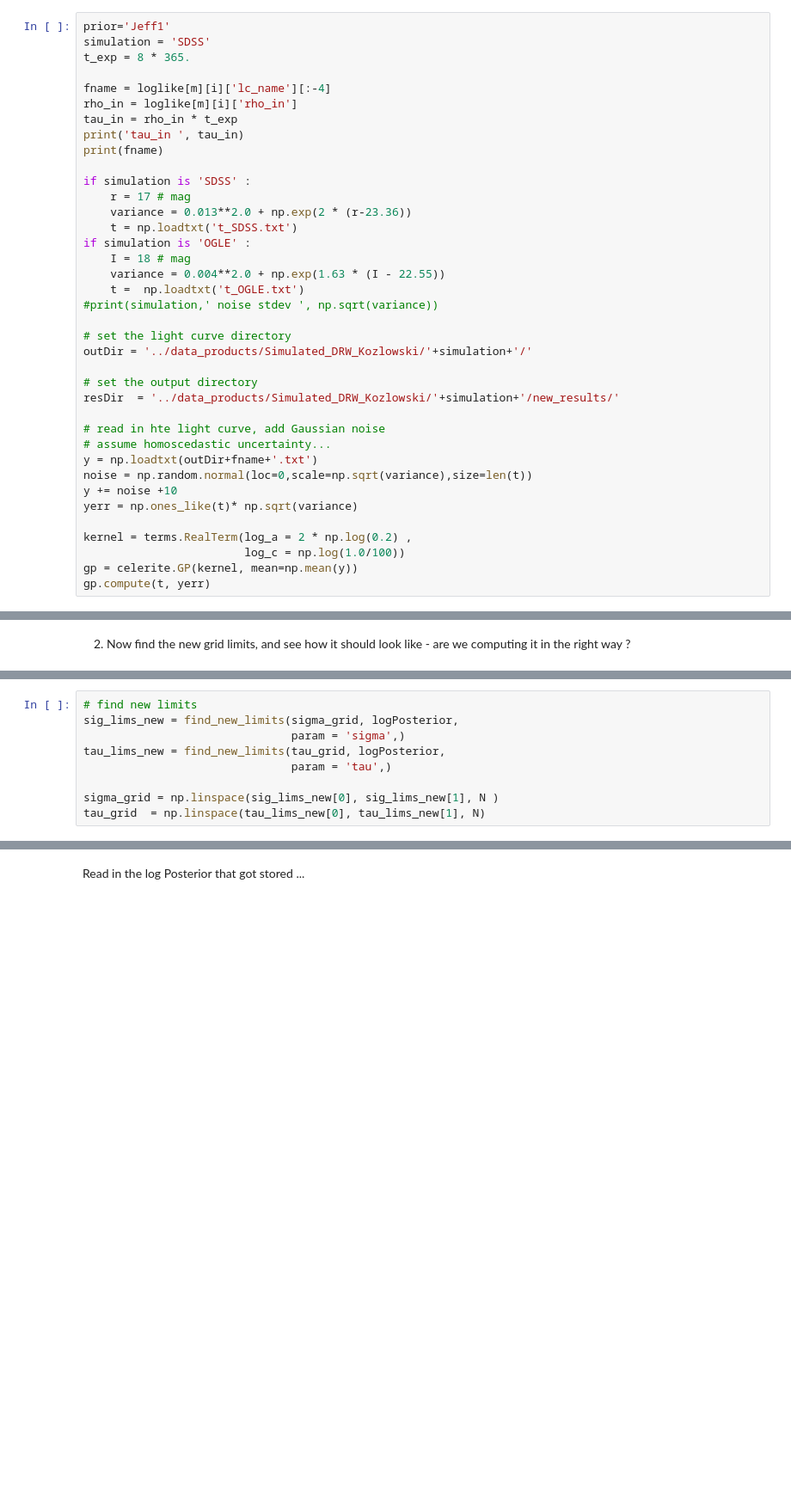
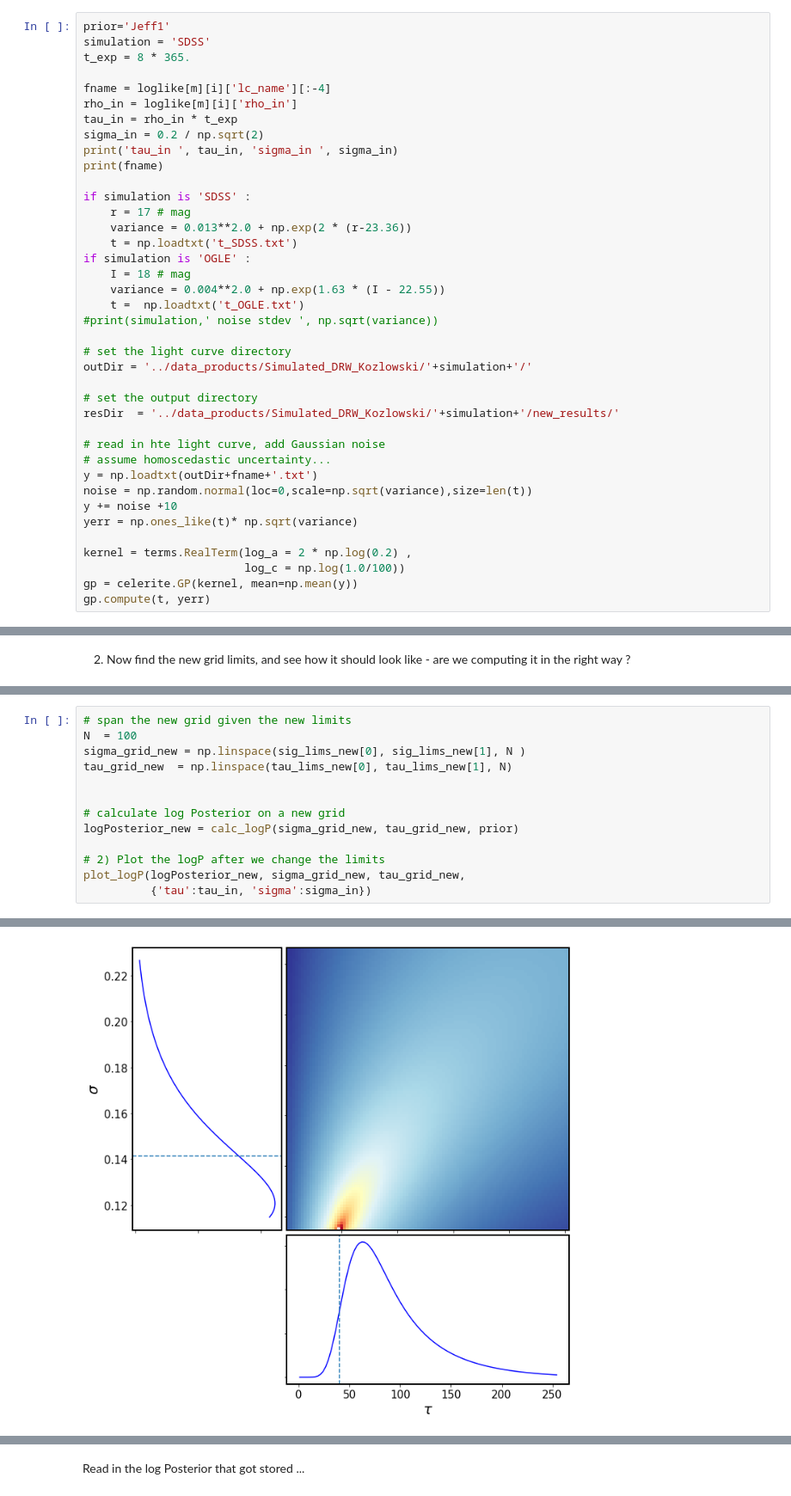
Before and after one commit to suberlak/PS1_SDSS_CRTS, a Jupyter notebook: code/N0_Kozlowski_Fig2_plot.ipynb, the cells around one changed output, grey strips where cells are left out. Shown at 86% size. Saved outputs shown, nothing was run; the diff lists cells and outputs as text; blank space fills up the shorter version.

```diff
--- a/code/N0_Kozlowski_Fig2_plot.ipynb
+++ b/code/N0_Kozlowski_Fig2_plot.ipynb
@@ -201,7 +208,8 @@ t_exp = 8 * 365.
 fname = loglike[m][i]['lc_name'][:-4]
 rho_in = loglike[m][i]['rho_in']
 tau_in = rho_in * t_exp
-print('tau_in ', tau_in)
+sigma_in = 0.2 / np.sqrt(2)
+print('tau_in ', tau_in, 'sigma_in ', sigma_in)
 print(fname)
 
 if simulation is 'SDSS' :
@@ -388,9 +468,0 @@ def find_new_limits(grid, logP, param = 'sigma', threshold=0.1 ,
-# %%
-# find new limits
-sig_lims_new = find_new_limits(sigma_grid, logPosterior,
-                               param = 'sigma',)
-tau_lims_new = find_new_limits(tau_grid, logPosterior,
-                               param = 'tau',)
-
-sigma_grid = np.linspace(sig_lims_new[0], sig_lims_new[1], N )
-tau_grid  = np.linspace(tau_lims_new[0], tau_lims_new[1], N)
@@ -474,0 +473,14 @@ ax3.set_xlabel(r'$\tau$')
+# %%
+# span the new grid given the new limits
+N  = 100
+sigma_grid_new = np.linspace(sig_lims_new[0], sig_lims_new[1], N )
+tau_grid_new  = np.linspace(tau_lims_new[0], tau_lims_new[1], N)
+
+
+# calculate log Posterior on a new grid
+logPosterior_new = calc_logP(sigma_grid_new, tau_grid_new, prior)
+
+# 2) Plot the logP after we change the limits
+plot_logP(logPosterior_new, sigma_grid_new, tau_grid_new,
+          {'tau':tau_in, 'sigma':sigma_in})
+# %% [output]
@@ -475,2 +488,3 @@ ax3.set_xlabel(r'$\tau$')
+[figure, added]
 # %%
 # find the expectation value ...
```
Also changed, not shown: parts of 20 cells of this notebook, 47 other files.
